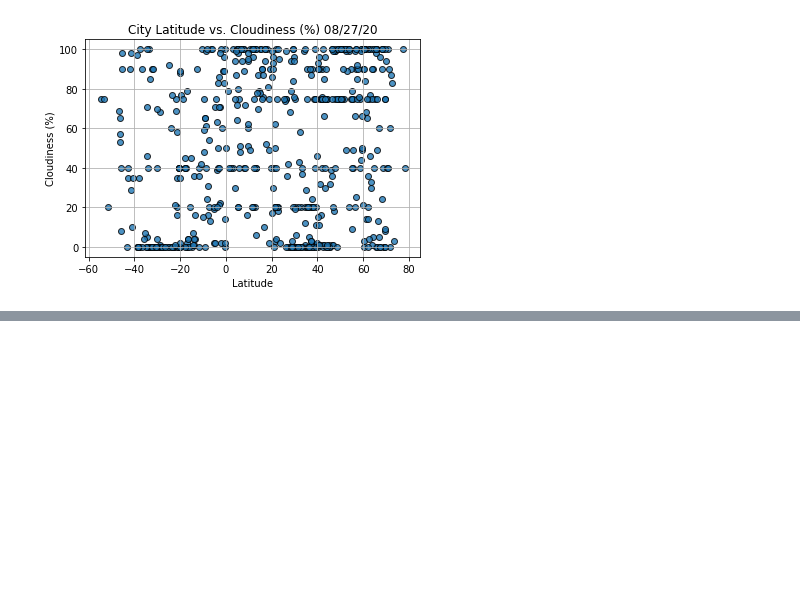
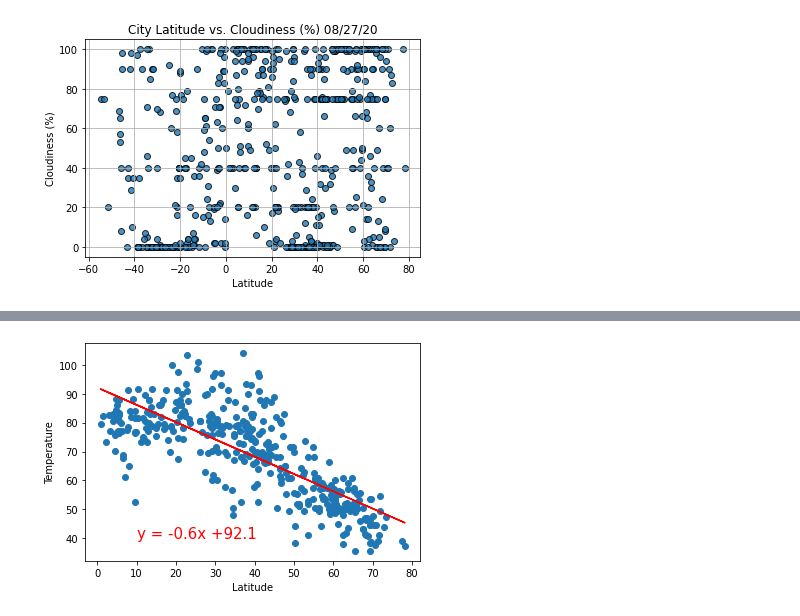
Before and after one commit to ramruph/World_Weather_Analysis, a Jupyter notebook: WeatherPy.ipynb, the cells around one changed output, grey strips where cells are left out. Saved outputs shown, nothing was run; the diff lists cells and outputs as text; code cells hidden in the pictures; blank space fills up the shorter version.

Commit message:
added linear regressions

```diff
--- a/WeatherPy.ipynb
+++ b/WeatherPy.ipynb
@@ -210,0 +229,23 @@ plt.show()
+# %%
+from scipy.stats import linregress
+
+# Create a function to create perform linear regression on the weather data and plot a regression line and the equation with the data.
+def plot_linear_regression(x_axis,y_axis,title,y_label, text_coordinates):
+
+    (slope,intercept,r_value,p_value,std_err) = linregress(x_axis,y_axis)
+
+    #Calculate the regression line "y values" from the slope and intercept y=mx+b
+    regress_value = slope * x_axis + intercept
+    #line equations
+    line_eq = "y = "+ str(round(slope,2)) +"x +" + str(round(intercept,2))
+
+    #Create scatter plot
+    plt.scatter(x_axis,y_axis, )
+    plt.plot(x_axis, regress_value, "r")
+
+    #Annotate the text for the line equations
+    plt.annotate(line_eq, text_coordinates, fontsize=15, color="red")
+    plt.xlabel("Latitude")
+    plt.ylabel("Temperature")
+
+    plt.show()
@@ -210,0 +281,4 @@ plt.show()
+# %%
+north_hemi_df = city_data_df.loc[(city_data_df["Lat"] >= 0)]
+south_hemi_df = city_data_df.loc[(city_data_df["Lat"] < 0)]
+south_hemi_df.head(5)
@@ -210,0 +292,8 @@ plt.show()
+# %%
+#Linear Regression of North Hemisphere
+x_values = north_hemi_df["Lat"]
+y_values = north_hemi_df["Max Temp"]
+
+plot_linear_regression(x_values, y_values, 'Linear Regression','Max Temp',(10,40))
+# %% [output]
+[figure, added]
```
Also changed, not shown: parts of 11 cells of this notebook, 6 other files.
